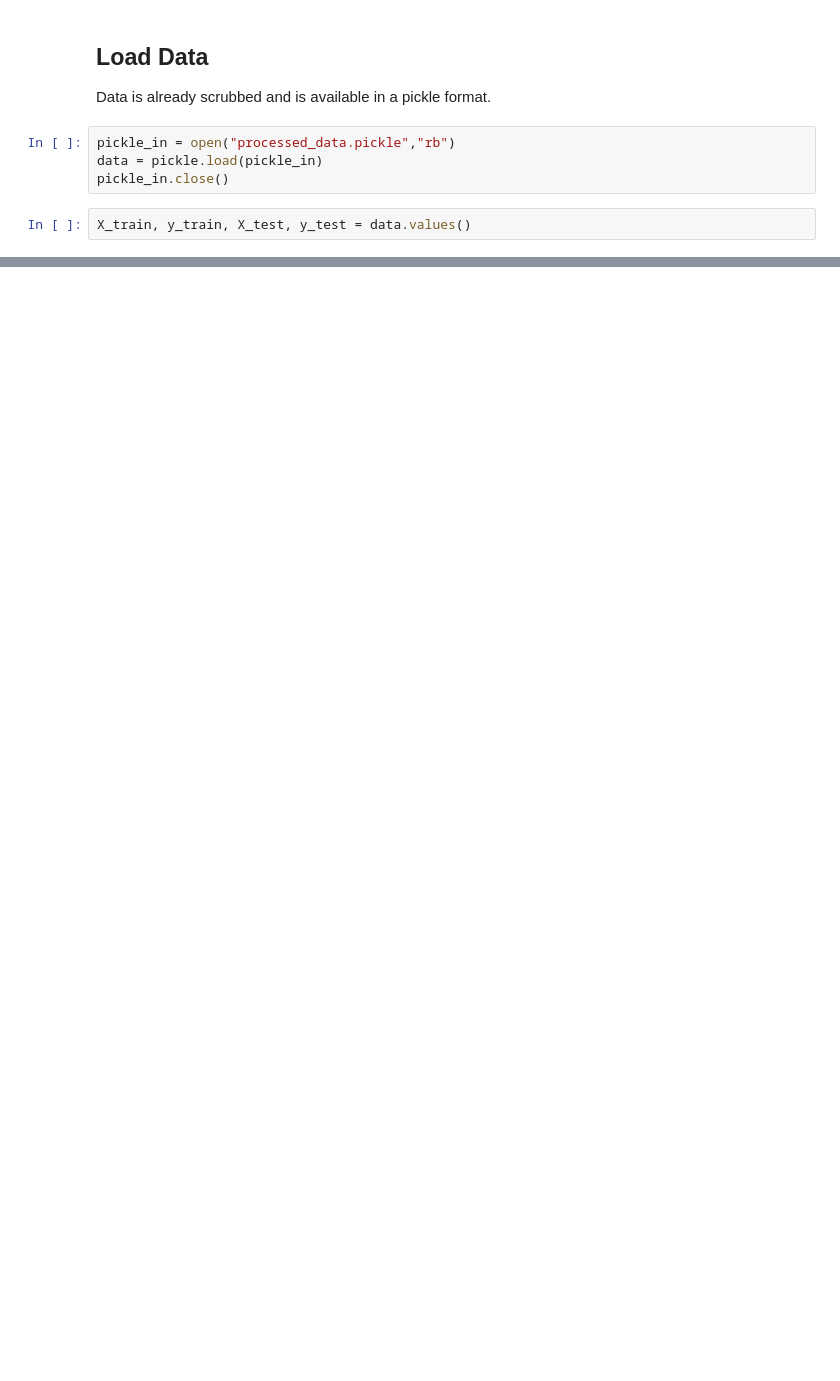
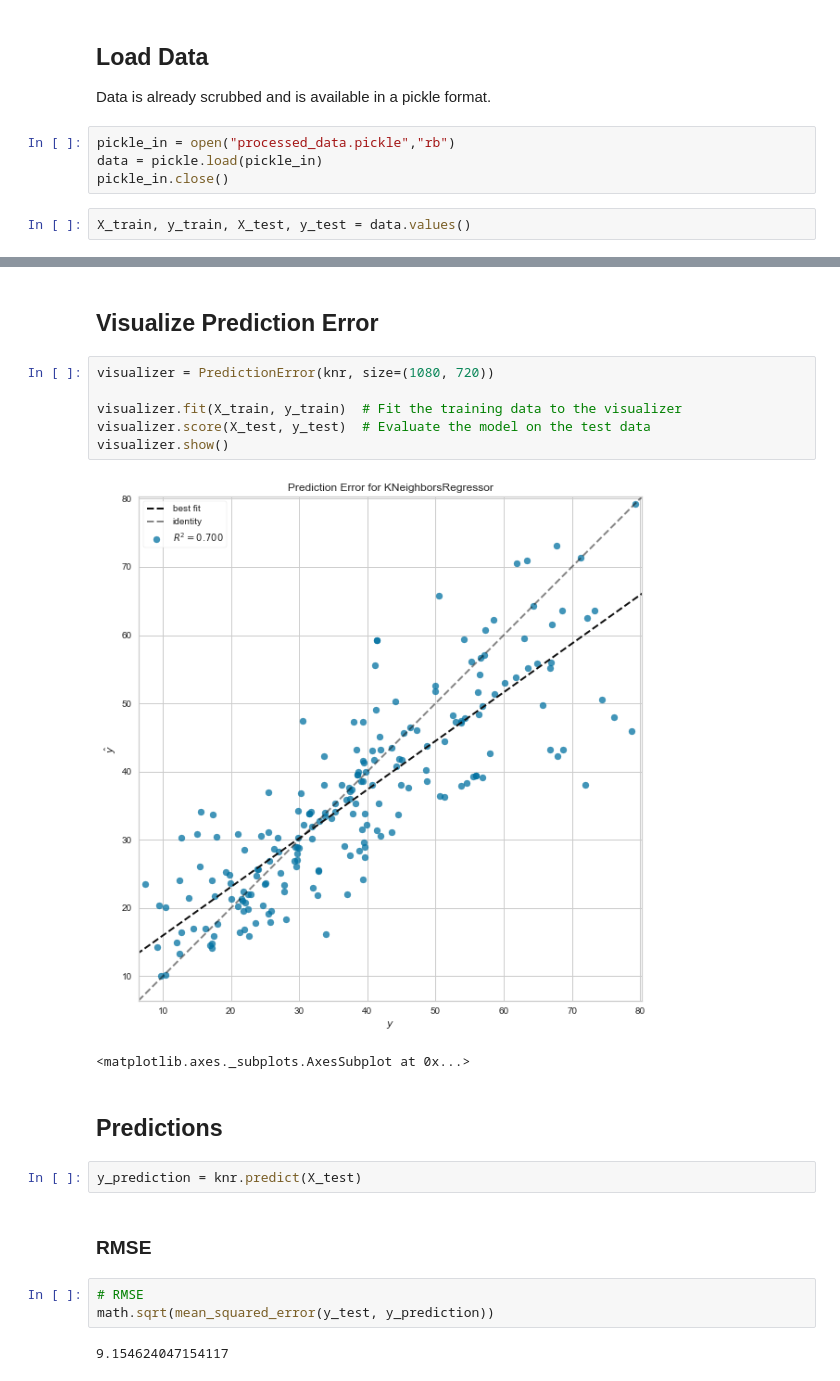
Before and after one commit to dev-desai/uot_ml_tp, a Jupyter notebook: K Neighbors Regression.ipynb, the cells around one changed output, grey strips where cells are left out. Cells and saved outputs as stored; diff of their text form; blank space fills up the shorter version.

```diff
--- a/K Neighbors Regression.ipynb
+++ b/K Neighbors Regression.ipynb
@@ -17,0 +127,22 @@ print(X_train.shape, y_train.shape, X_test.shape, y_test.shape)
+# %% [markdown]
+## Visualize Prediction Error
+# %%
+visualizer = PredictionError(knr, size=(1080, 720))
+
+visualizer.fit(X_train, y_train)  # Fit the training data to the visualizer
+visualizer.score(X_test, y_test)  # Evaluate the model on the test data
+visualizer.show()
+# %% [output]
+[figure, added]
+<matplotlib.axes._subplots.AxesSubplot at 0x...>
+# %% [markdown]
+## Predictions
+# %%
+y_prediction = knr.predict(X_test)
+# %% [markdown]
+### RMSE
+# %%
+# RMSE
+math.sqrt(mean_squared_error(y_test, y_prediction))
+# %% [output]
+9.154624047154117
```
Also changed, not shown: parts of 24 cells of this notebook.
